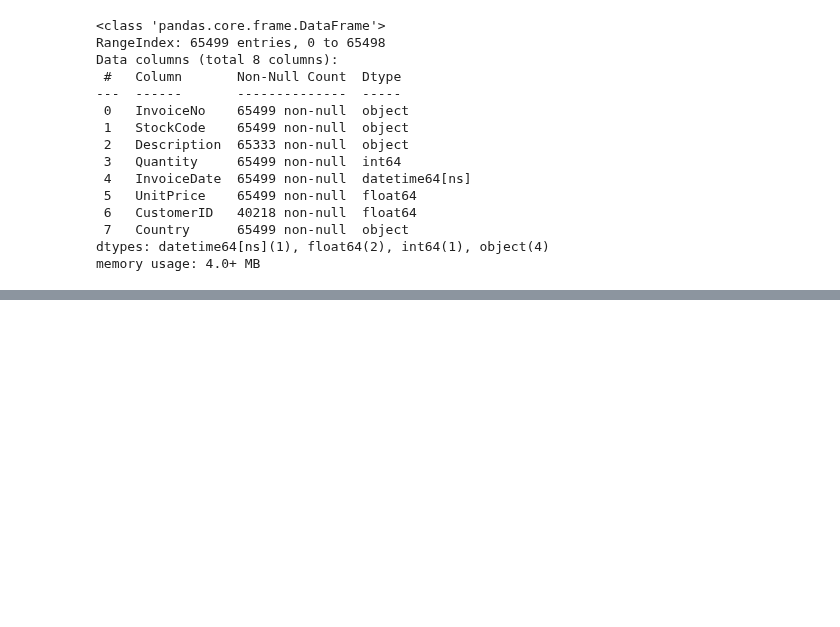
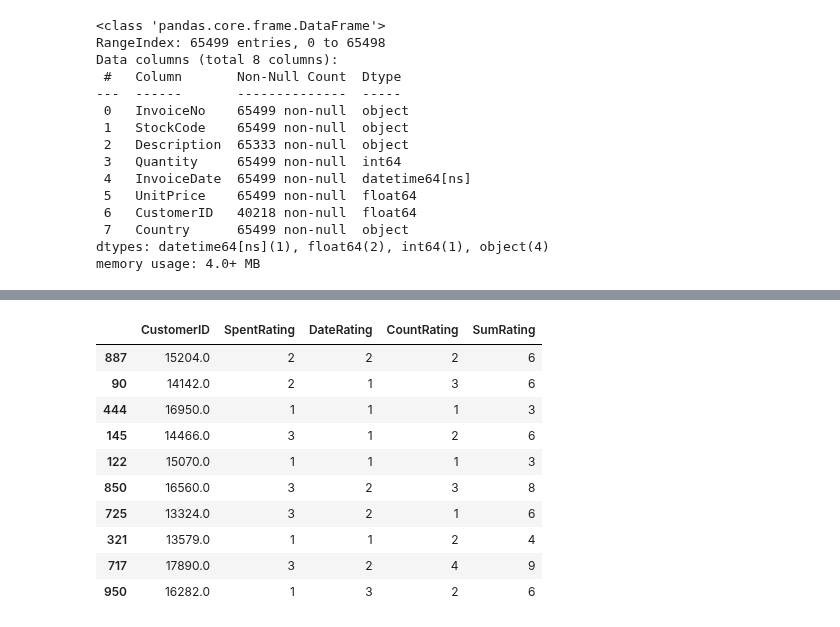
Before and after one commit to yuchild/erik_interviewqs, a Jupyter notebook: question_customer_segmentation.ipynb, the cells around one changed output, grey strips where cells are left out. Saved outputs shown, nothing was run; the diff lists cells and outputs as text; code cells hidden in the pictures; blank space fills up the shorter version.

```diff
--- a/question_customer_segmentation.ipynb
+++ b/question_customer_segmentation.ipynb
@@ -79,0 +263,3 @@ memory usage: 4.0+ MB
+# %%
+count_stats_dict = data.groupby('CustomerID')['InvoiceDate'].count().describe().to_dict()
+count_stats_dict
@@ -79,0 +275,3 @@ memory usage: 4.0+ MB
+# %%
+count_dict = data.groupby('CustomerID')['InvoiceDate'].count().to_dict()
+count_dict
@@ -79,0 +340,15 @@ memory usage: 4.0+ MB
+# %%
+data_ratings['SumRating'] = data_ratings['SpentRating'] + data_ratings['DateRating'] + data_ratings['CountRating']
+data_ratings.sample(10)
+# %% [output]
+|  | CustomerID | SpentRating | DateRating | CountRating | SumRating |
+| 887 | 15204.0 | 2 | 2 | 2 | 6 |
+| 90 | 14142.0 | 2 | 1 | 3 | 6 |
+| 444 | 16950.0 | 1 | 1 | 1 | 3 |
+| 145 | 14466.0 | 3 | 1 | 2 | 6 |
+| 122 | 15070.0 | 1 | 1 | 1 | 3 |
+| 850 | 16560.0 | 3 | 2 | 3 | 8 |
+| 725 | 13324.0 | 3 | 2 | 1 | 6 |
+| 321 | 13579.0 | 1 | 1 | 2 | 4 |
+| 717 | 17890.0 | 3 | 2 | 4 | 9 |
+| 950 | 16282.0 | 1 | 3 | 2 | 6 |
```
Also changed, not shown: parts of 25 cells of this notebook.
